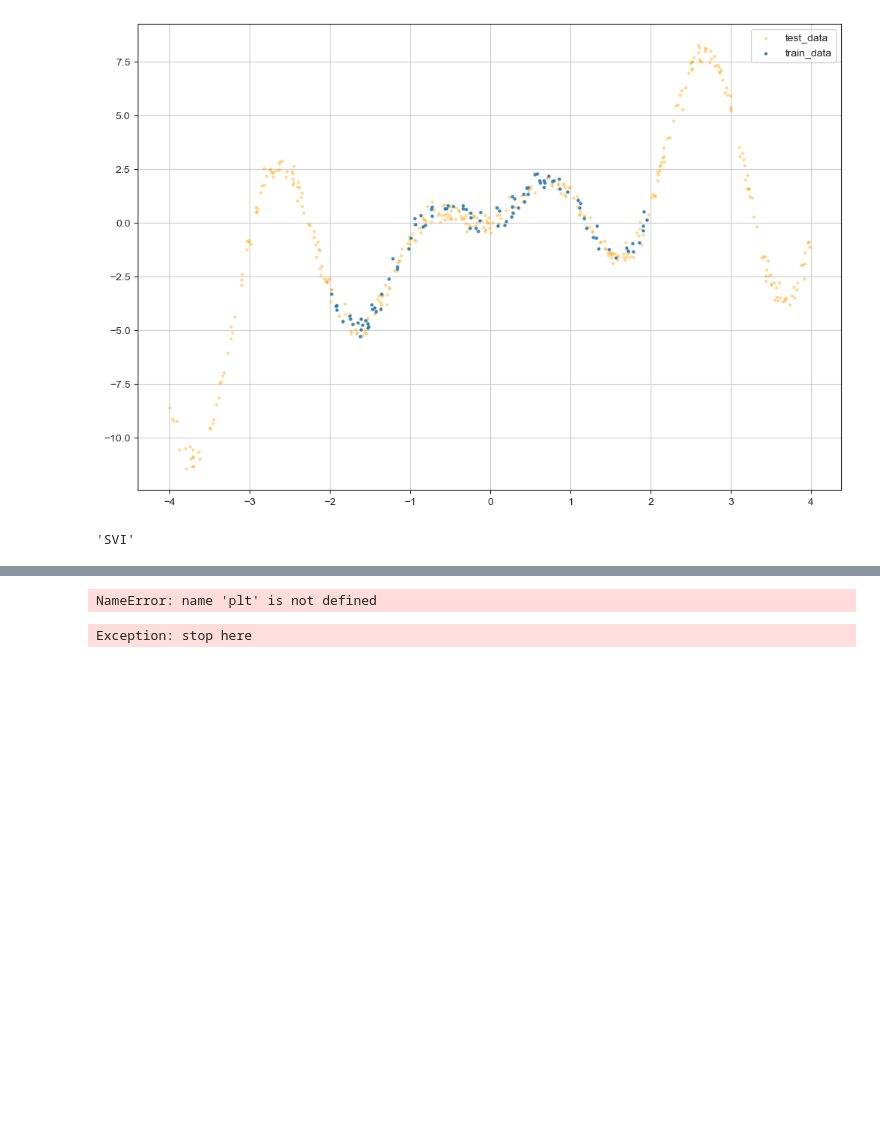
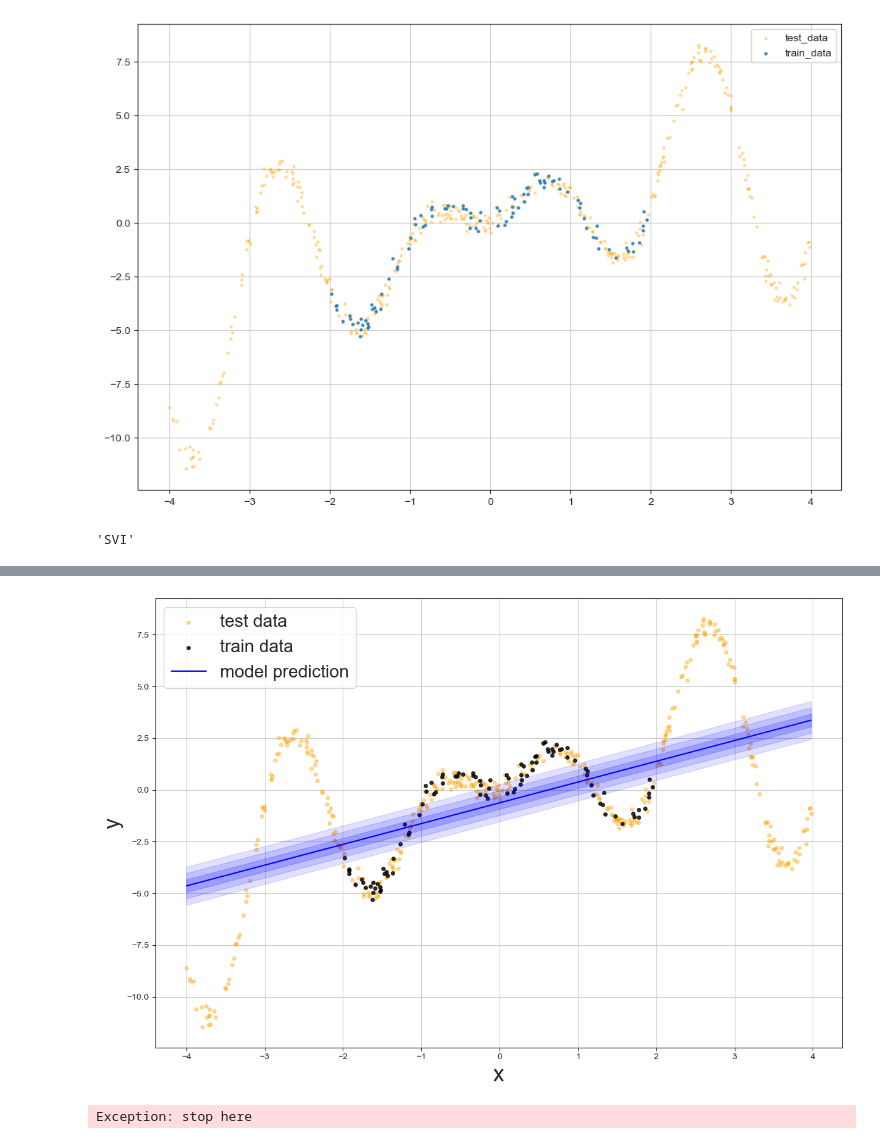
Before and after one commit to alvarhonsi/master-pipeline, a Jupyter notebook: thesis-plots/underspecified.ipynb, the cells around one changed output, grey strips where cells are left out. Cells and saved outputs as stored; diff of their text form; code cells hidden in the pictures; blank space fills up the shorter version.

```diff
--- a/thesis-plots/underspecified.ipynb
+++ b/thesis-plots/underspecified.ipynb
@@ -213,24 +209,24 @@ means, stds = preds2
 means, stds = means.detach().cpu(), stds.detach().cpu()
 # %%
 
-fig, ax = plt.subplots(figsize=(10, 6))
+fig, ax = plt.subplots(figsize=(12, 8))
 plt.scatter(x_test[test_sort].squeeze(), y_test[test_sort], color="orange", s=15, alpha=0.4, label="test data")
 plt.scatter(x_train, y_train, color="black", s=15, alpha=0.8, label="train data")
 plt.plot(x_test[test_sort], means, color="blue", label="model prediction")
 #plt.fill_between(x_test[test_sort].squeeze(), minimum.squeeze(), maximum.squeeze(), alpha=0.1, color="blue")
 for c in range(1, 4):
     plt.fill_between(x_test[test_sort].squeeze(), (means - c * stds).squeeze(), (means + c * stds).squeeze(), alpha=(1.0/(0.4 + (0.15*c))) * 0.1, color="blue")
 
 plt.legend( fontsize=20)
 ax.set_xlabel("x", fontsize=25)
 ax.set_ylabel("y", fontsize=25)
 
 plt.tight_layout()
 #plt.savefig(f"{BASE_DIR}/plots/sl.svg", format="svg")
 plt.savefig(f"{BASE_DIR}/plots/sf.svg", format="svg", dpi=1200)
 plt.show()
 # %% [output]
-NameError: name 'plt' is not defined
+[figure, added]
 # %%
 raise Exception("stop here")
 # %% [output]
```
Also changed, not shown: parts of 5 cells of this notebook, 35 other files.
